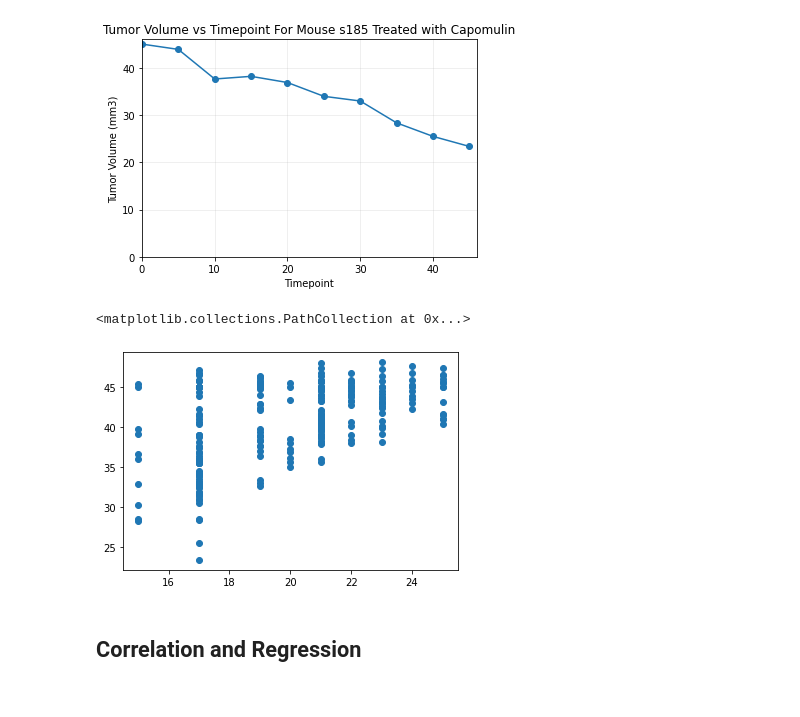
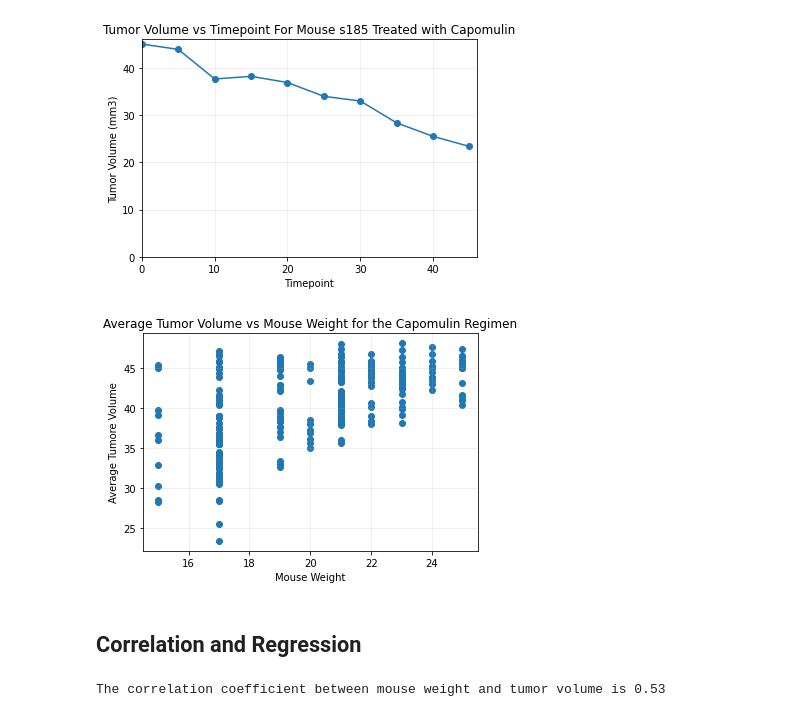
Before and after one commit to shaff183/Matplotlib-challenge, a Jupyter notebook: Pymaceuticals/main.ipynb, the cells around one changed output. Cells and saved outputs as stored; diff of their text form; code cells hidden in the pictures.

Commit message:
Correlation and linear regression

```diff
--- a/Pymaceuticals/main.ipynb
+++ b/Pymaceuticals/main.ipynb
@@ -227,13 +241,23 @@ plt.show()
 [figure]
 # %%
 # Generate a scatter plot of average tumor volume vs. mouse weight for the Capomulin regimen
-
 plt.scatter(drug_capomulin['Weight (g)'], drug_capomulin['Tumor Volume (mm3)'])
+plt.title("Average Tumor Volume vs Mouse Weight for the Capomulin Regimen")
+plt.xlabel("Mouse Weight")
+plt.ylabel("Average Tumore Volume")
+plt.grid(alpha=.25)
+plt.show()
 # %% [output]
-<matplotlib.collections.PathCollection at 0x...>
-[figure, old version]
+[figure, new version]
 # %% [markdown]
 ## Correlation and Regression
 # %%
 # Calculate the correlation coefficient and linear regression model
 # for mouse weight and average tumor volume for the Capomulin regimen
+mouse_weight = drug_capomulin["Weight (g)"]
+tumor_volume = drug_capomulin["Tumor Volume (mm3)"]
+
+correlation = st.pearsonr(mouse_weight, tumor_volume)
+print(f"The correlation coefficient between mouse weight and tumor volume is {round(correlation[0], 2)}")
+# %% [output]
+The correlation coefficient between mouse weight and tumor volume is 0.53
```
Also changed, not shown: parts of 4 cells of this notebook.
